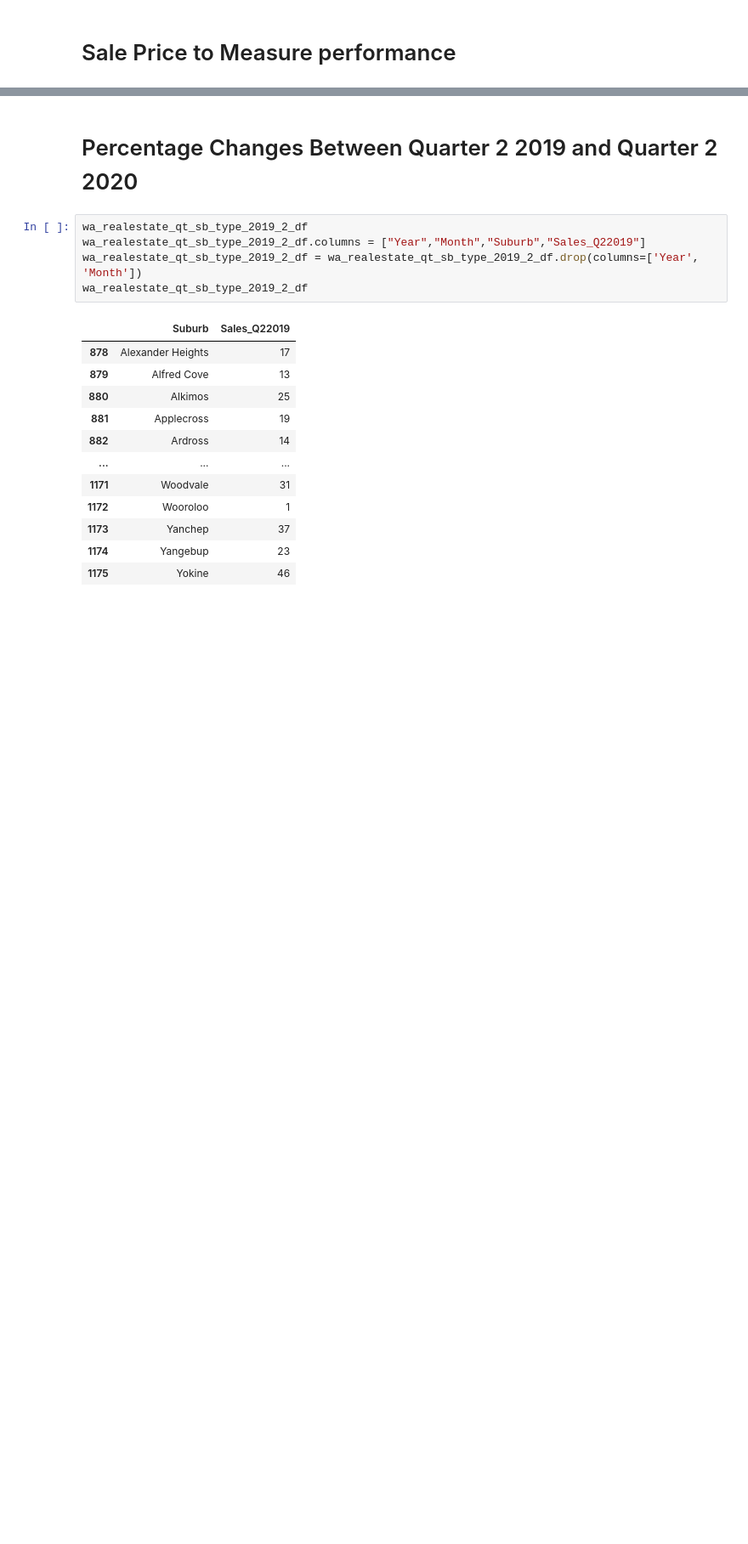
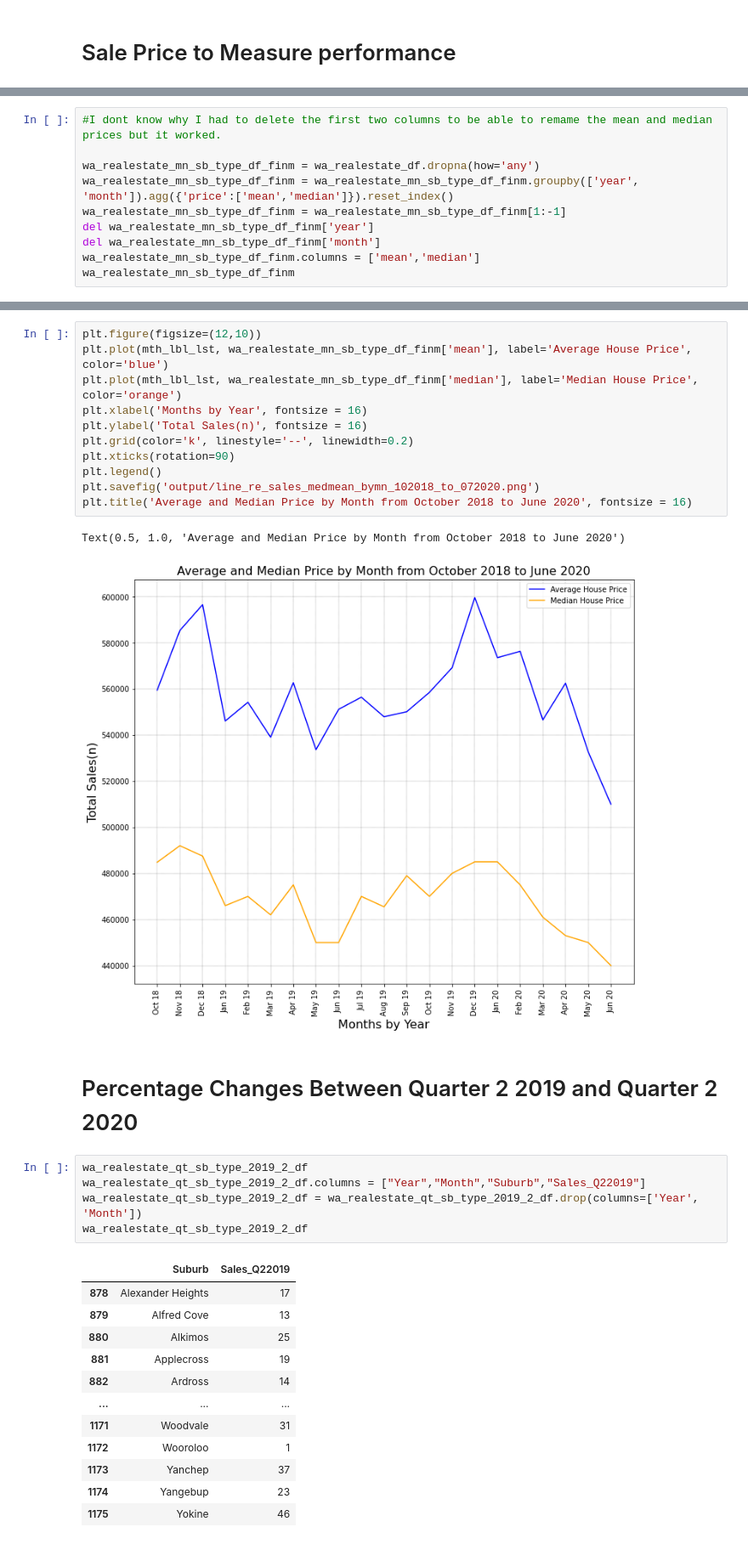
Before and after one commit to Supasyl/Data-Analytics-Project-1, a Jupyter notebook: Project 1.3 Notebooks/Data Analysis - Real Estate Sales Sept 2018 to June 2020.ipynb, the cells around one changed output, grey strips where cells are left out. Shown: that part at 85% size. Cells and saved outputs as stored; diff of their text form; blank space fills up the shorter version.

Commit message:
Update 22 10 2020 730
more figures

```diff
--- a/Project 1.3 Notebooks/Data Analysis - Real Estate Sales Sept 2018 to June 2020.ipynb
+++ b/Project 1.3 Notebooks/Data Analysis - Real Estate Sales Sept 2018 to June 2020.ipynb
@@ -571,0 +548,10 @@ wa_realestate_qt_sb_type_df_finm
+# %%
+#I dont know why I had to delete the first two columns to be able to remame the mean and median prices but it worked.
+
+wa_realestate_mn_sb_type_df_finm = wa_realestate_df.dropna(how='any')
+wa_realestate_mn_sb_type_df_finm = wa_realestate_mn_sb_type_df_finm.groupby(['year', 'month']).agg({'price':['mean','median']}).reset_index()
+wa_realestate_mn_sb_type_df_finm = wa_realestate_mn_sb_type_df_finm[1:-1]
+del wa_realestate_mn_sb_type_df_finm['year']
+del wa_realestate_mn_sb_type_df_finm['month']
+wa_realestate_mn_sb_type_df_finm.columns = ['mean','median']
+wa_realestate_mn_sb_type_df_finm
@@ -572,3 +576,17 @@ wa_realestate_qt_sb_type_df_finm
+# %%
+plt.figure(figsize=(12,10))
+plt.plot(mth_lbl_lst, wa_realestate_mn_sb_type_df_finm['mean'], label='Average House Price', color='blue')
+plt.plot(mth_lbl_lst, wa_realestate_mn_sb_type_df_finm['median'], label='Median House Price', color='orange')
+plt.xlabel('Months by Year', fontsize = 16)
+plt.ylabel('Total Sales(n)', fontsize = 16)
+plt.grid(color='k', linestyle='--', linewidth=0.2)
+plt.xticks(rotation=90)
+plt.legend()
+plt.savefig('output/line_re_sales_medmean_bymn_102018_to_072020.png')
+plt.title('Average and Median Price by Month from October 2018 to June 2020', fontsize = 16)
+# %% [output]
+Text(0.5, 1.0, 'Average and Median Price by Month from October 2018 to June 2020')
+[figure, added]
 # %% [markdown]
 # Percentage Changes Between Quarter 2 2019 and Quarter 2 2020
 # %%
```
Also changed, not shown: parts of 11 cells of this notebook, 1 other file.
